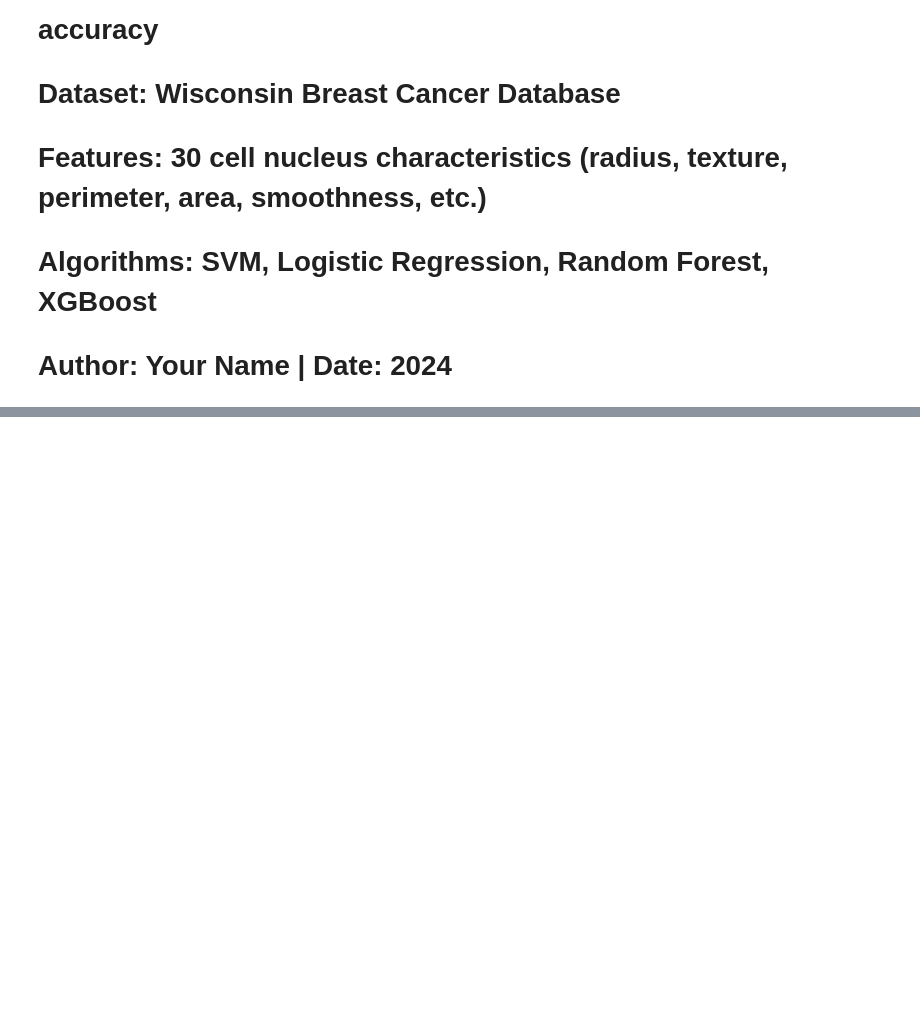
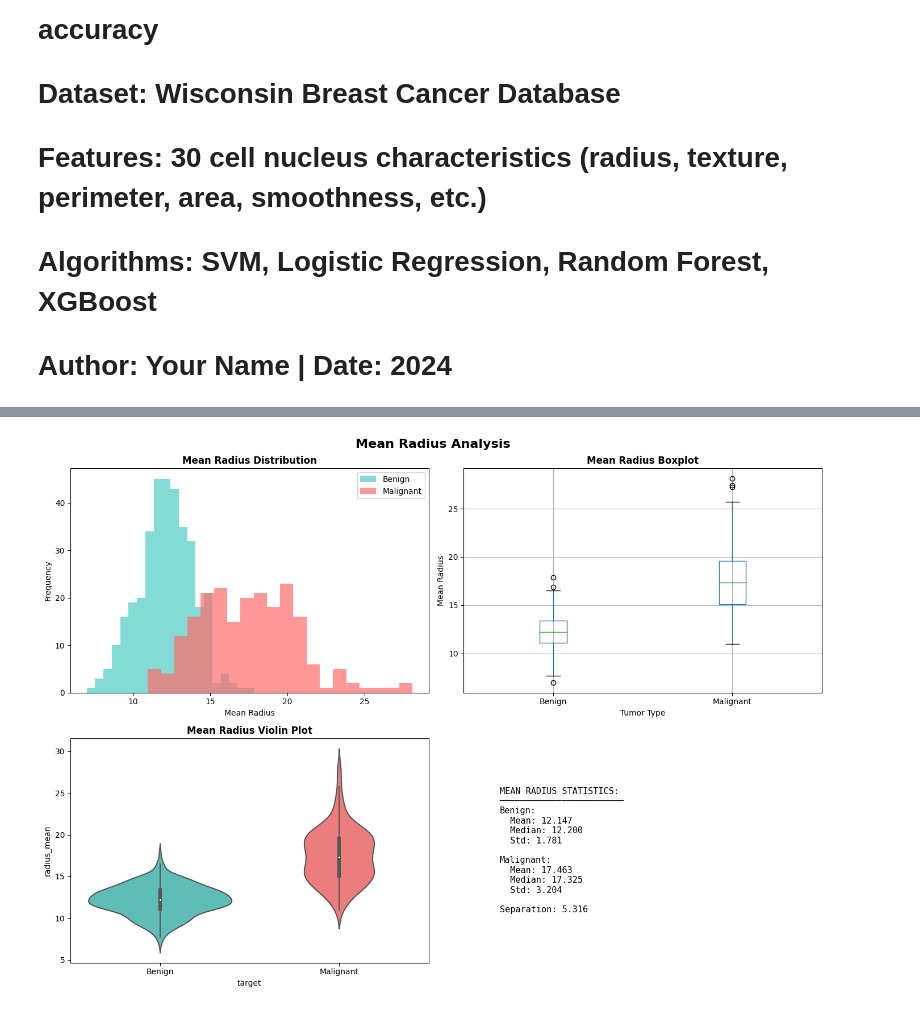
Before and after one commit to melat33/CodeAlpha_tasks, a Jupyter notebook: Disease_Prediction_System/notebooks/BREAST_CANCER_PIPELINE.ipynb, the cells around one changed output, grey strips where cells are left out. Cells and saved outputs as stored; diff of their text form; code cells hidden in the pictures; blank space fills up the shorter version.

Commit message:
breast cancer analysis

```diff
--- a/Disease_Prediction_System/notebooks/BREAST_CANCER_PIPELINE.ipynb
+++ b/Disease_Prediction_System/notebooks/BREAST_CANCER_PIPELINE.ipynb
@@ -171,6 +279,6 @@ plt.show()
 # %%
 # %% [markdown]
-# ## 11. Mean Radius Analysis (Feature 1)
+# ## 11. Mean Radius Analysis (radius_mean)
 
 # %%
 fig, axes = plt.subplots(2, 2, figsize=(14, 10))
@@ -178,7 +286,7 @@ fig, axes = plt.subplots(2, 2, figsize=(14, 10))
 # Distribution by target
 ax = axes[0, 0]
 for target in [0, 1]:
-    subset = df[df['target'] == target]['feature_1']
+    subset = df[df['target'] == target]['radius_mean']
     ax.hist(subset, alpha=0.7, label=f'Target {target}', bins=20,
             color=['#4ECDC4', '#FF6B6B'][target])
 ax.set_xlabel('Mean Radius')
@@ -188,42 +296,44 @@ ax.legend(['Benign', 'Malignant'])
 
 # Boxplot
 ax = axes[0, 1]
-df.boxplot(column='feature_1', by='target', ax=ax)
+df.boxplot(column='radius_mean', by='target', ax=ax)
 ax.set_title('Mean Radius Boxplot', fontweight='bold')
 ax.set_xlabel('Tumor Type')
 ax.set_ylabel('Mean Radius')
 ax.set_xticklabels(['Benign', 'Malignant'])
 
 # Violin plot
 ax = axes[1, 0]
-sns.violinplot(x='target', y='feature_1', data=df, ax=ax,
+sns.violinplot(x='target', y='radius_mean', data=df, ax=ax,
                palette=['#4ECDC4', '#FF6B6B'])
 ax.set_title('Mean Radius Violin Plot', fontweight='bold')
 ax.set_xticklabels(['Benign', 'Malignant'])
 
 # Statistics
 ax = axes[1, 1]
 ax.axis('off')
 stats_text = f"""
 MEAN RADIUS STATISTICS:
 ────────────────────────
 Benign:
-  Mean: {df[df['target']==0]['feature_1'].mean():.3f}
-  Median: {df[df['target']==0]['feature_1'].median():.3f}
-  Std: {df[df['target']==0]['feature_1'].std():.3f}
+  Mean: {df[df['target']==0]['radius_mean'].mean():.3f}
+  Median: {df[df['target']==0]['radius_mean'].median():.3f}
+  Std: {df[df['target']==0]['radius_mean'].std():.3f}
 
 Malignant:
-  Mean: {df[df['target']==1]['feature_1'].mean():.3f}
-  Median: {df[df['target']==1]['feature_1'].median():.3f}
-  Std: {df[df['target']==1]['feature_1'].std():.3f}
+  Mean: {df[df['target']==1]['radius_mean'].mean():.3f}
+  Median: {df[df['target']==1]['radius_mean'].median():.3f}
+  Std: {df[df['target']==1]['radius_mean'].std():.3f}
 
-Separation: {df[df['target']==1]['feature_1'].mean() - df[df['target']==0]['feature_1'].mean():.3f}
+Separation: {df[df['target']==1]['radius_mean'].mean() - df[df['target']==0]['radius_mean'].mean():.3f}
 """
 ax.text(0.1, 0.5, stats_text, transform=ax.transAxes, fontsize=11,
         verticalalignment='center', family='monospace')
 
 plt.suptitle('Mean Radius Analysis', fontsize=16, fontweight='bold')
 plt.tight_layout()
 plt.show()
+# %% [output]
+[figure, added]
 # %%
 # %% [markdown]
```
Also changed, not shown: parts of 34 cells of this notebook.
